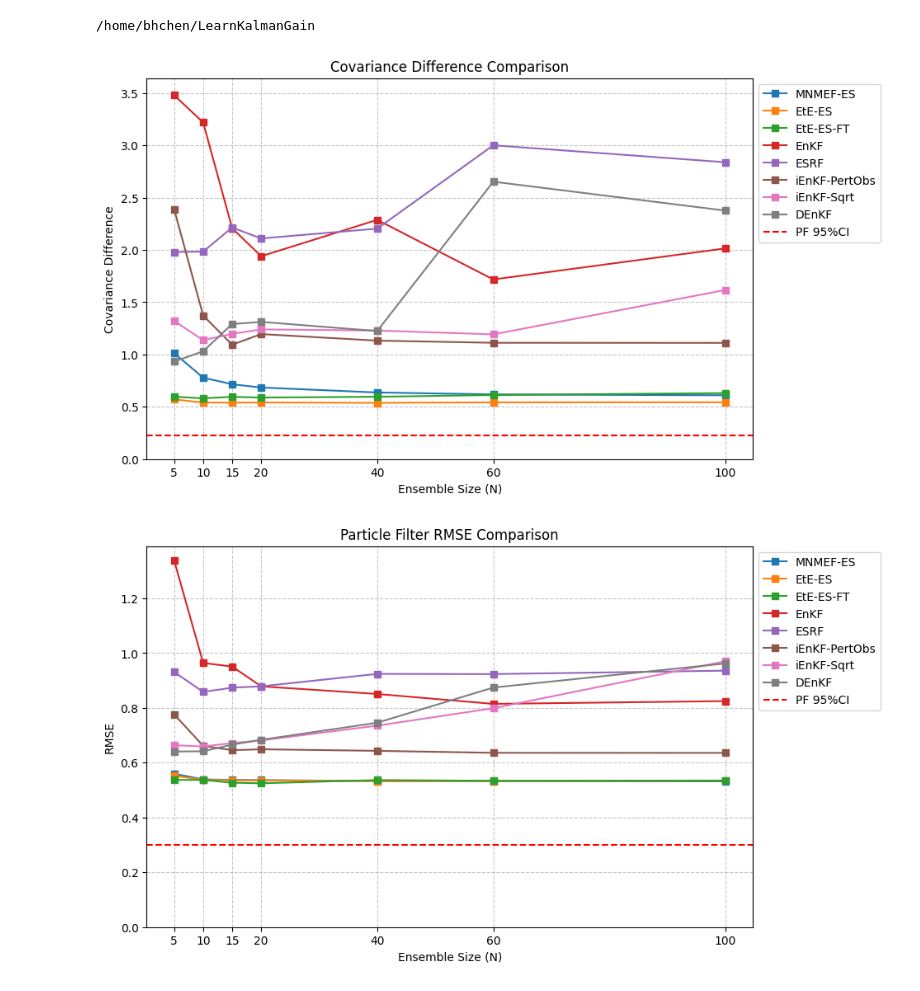
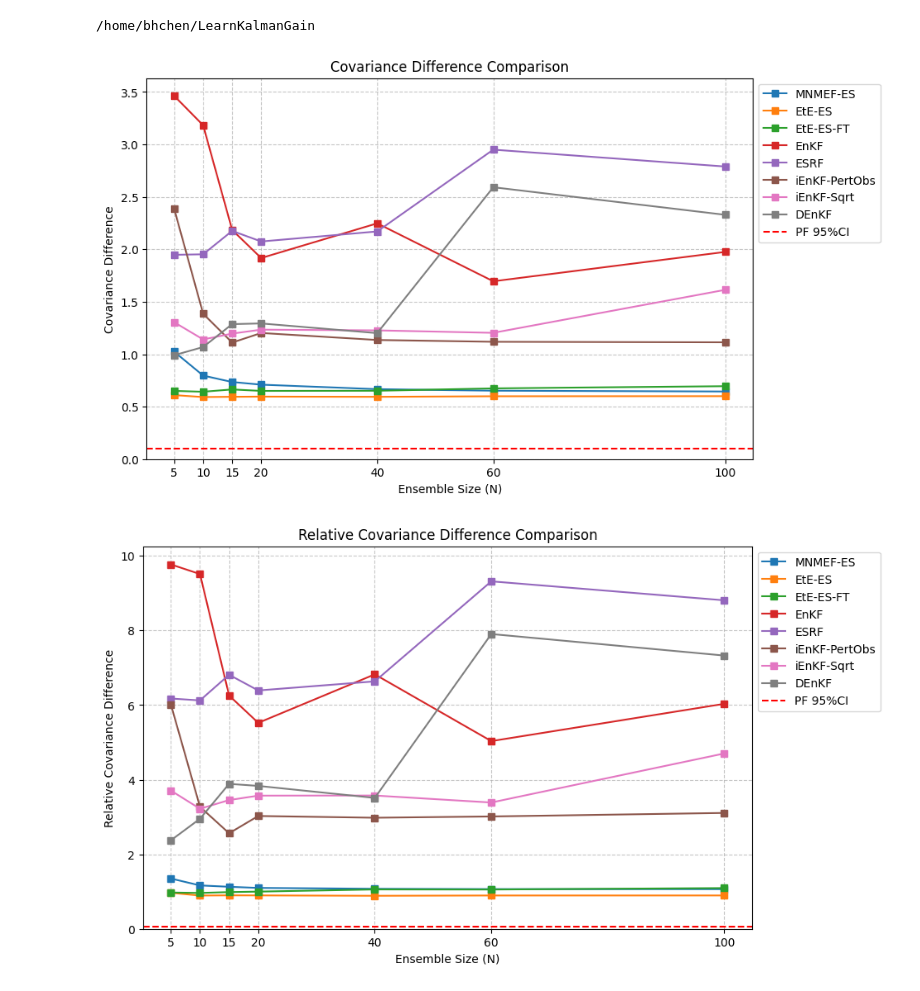
Before and after one commit to wispcarey/Proper-Scoring-Ensemble-Filter, a Jupyter notebook: test_notebooks/L63_results.ipynb, the cells around one changed output. Cells and saved outputs as stored; diff of their text form; code cells hidden in the pictures.

```diff
--- a/test_notebooks/L63_results.ipynb
+++ b/test_notebooks/L63_results.ipynb
@@ -14,10 +14,10 @@ import matplotlib.pyplot as plt
 from mpl_toolkits.axes_grid1.inset_locator import mark_inset
 
 # --- [DATA LOADING AND PREPARATION - UNCHANGED EXCEPT NEW METRICS] ---
-PF_RMSE_95CI = 0.299743
-PF_Cov_Diff_95CI = 0.23012
-PF_RRMSE_95CI = 0.0234977
-PF_RCov_Diff_95CI = 0.131122
+PF_RMSE_95CI = 0.119728
+PF_Cov_Diff_95CI = 0.10073
+PF_RRMSE_95CI = 0.00927624
+PF_RCov_Diff_95CI = 0.0572706
 ensemble_sizes = [5, 10, 15, 20, 40, 60, 100]
 
 data_folders = [
@@ -62,7 +62,7 @@ for i, folder in enumerate(data_folders):
         t = data["time"]
 
         # Optional relative metrics (preferred if present)
-        rrmse = data["nn"].get('rrmse', float('nan'))
+        rrmse = data["nn"].get('pf_rrmse', float('nan'))
         rcov_diff = data["nn"].get('rcov_diff', float('nan'))
 
         # Initialize buckets
@@ -91,62 +91,64 @@ ax1.grid(True, linestyle='--', alpha=0.7)
 ax1.legend(loc='upper left', bbox_to_anchor=(1, 1))
 fig1.subplots_adjust(right=0.65)
 
-# --- Figure 2: Particle Filter RMSE ---
-fig2, ax2 = plt.subplots(figsize=(14, 6))
+# --- Figure 2: Relative Covariance Difference (NEW) ---
+# NOTE: Per request, ax4 -> ax2
+fig4, ax2 = plt.subplots(figsize=(14, 6))
 for key in results.keys():
-    ax2.plot(ensemble_sizes, results[key]['pf_rmse'], marker='s', label=key)
-ax2.axhline(y=PF_RMSE_95CI, color='r', linestyle='--', label='PF 95%CI')
-ax2.set_title('Particle Filter RMSE Comparison')
+    ax2.plot(ensemble_sizes, results[key]['rcov_diff'], marker='s', label=key)
+ax2.axhline(y=PF_RCov_Diff_95CI, color='r', linestyle='--', label='PF 95%CI')
+ax2.set_title('Relative Covariance Difference Comparison')
 ax2.set_xlabel('Ensemble Size (N)')
-ax2.set_ylabel('RMSE')
+ax2.set_ylabel('Relative Covariance Difference')
 ax2.set_xticks(ensemble_sizes)
 ax2.set_ylim(bottom=0)
 ax2.grid(True, linestyle='--', alpha=0.7)
 ax2.legend(loc='upper left', bbox_to_anchor=(1, 1))
+fig4.subplots_adjust(right=0.65)
+
+# --- Figure 2: Particle Filter RMSE ---
+# NOTE: Per request, ax2 -> ax4
+fig2, ax4 = plt.subplots(figsize=(14, 6))
+for key in results.keys():
+    ax4.plot(ensemble_sizes, results[key]['pf_rmse'], marker='s', label=key)
+ax4.axhline(y=PF_RMSE_95CI, color='r', linestyle='--', label='PF 95%CI')
+ax4.set_title('Particle Filter RMSE Comparison')
+ax4.set_xlabel('Ensemble Size (N)')
+ax4.set_ylabel('RMSE')
+ax4.set_xticks(ensemble_sizes)
+ax4.set_ylim(bottom=0)
+ax4.grid(True, linestyle='--', alpha=0.7)
+ax4.legend(loc='upper left', bbox_to_anchor=(1, 1))
 fig2.subplots_adjust(right=0.65)
 
 # --- Figure 3: Relative RMSE (NEW) ---
 fig3, ax3 = plt.subplots(figsize=(14, 6))
 for key in results.keys():
     ax3.plot(ensemble_sizes, results[key]['rrmse'], marker='s', label=key)
 ax3.axhline(y=PF_RRMSE_95CI, color='r', linestyle='--', label='PF 95%CI')
 ax3.set_title('Relative RMSE (RRMSE) Comparison')
 ax3.set_xlabel('Ensemble Size (N)')
 ax3.set_ylabel('RRMSE')
 ax3.set_xticks(ensemble_sizes)
 ax3.set_ylim(bottom=0)
 ax3.grid(True, linestyle='--', alpha=0.7)
 ax3.legend(loc='upper left', bbox_to_anchor=(1, 1))
 fig3.subplots_adjust(right=0.65)
 
-# --- Figure 4: Relative Covariance Difference (NEW) ---
-fig4, ax4 = plt.subplots(figsize=(14, 6))
-for key in results.keys():
-    ax4.plot(ensemble_sizes, results[key]['rcov_diff'], marker='s', label=key)
-ax4.axhline(y=PF_RCov_Diff_95CI, color='r', linestyle='--', label='PF 95%CI')
-ax4.set_title('Relative Covariance Difference Comparison')
-ax4.set_xlabel('Ensemble Size (N)')
-ax4.set_ylabel('Relative Covariance Difference')
-ax4.set_xticks(ensemble_sizes)
-ax4.set_ylim(bottom=0)
-ax4.grid(True, linestyle='--', alpha=0.7)
-ax4.legend(loc='upper left', bbox_to_anchor=(1, 1))
-fig4.subplots_adjust(right=0.65)
-
 # --- Figure 5: Time ---
 fig5, ax5 = plt.subplots(figsize=(14, 6))
 for key in results.keys():
     ax5.plot(ensemble_sizes, results[key]['time'], marker='s', label=key)
 ax5.set_title('Time Comparison')
 ax5.set_xlabel('Ensemble Size (N)')
 ax5.set_ylabel('Time (s)')
 ax5.set_xticks(ensemble_sizes)
 ax5.grid(True, linestyle='--', alpha=0.7)
 ax5.legend(loc='upper left', bbox_to_anchor=(1, 1))
 fig5.subplots_adjust(right=0.65)
 
 # Show all plots
 plt.show()
 # %% [output]
-[figure, old version]
+[figure, new version]
-[figure, old version]
+[figure, new version]
```
Also changed, not shown: parts of 2 cells of this notebook, 11 other files.
